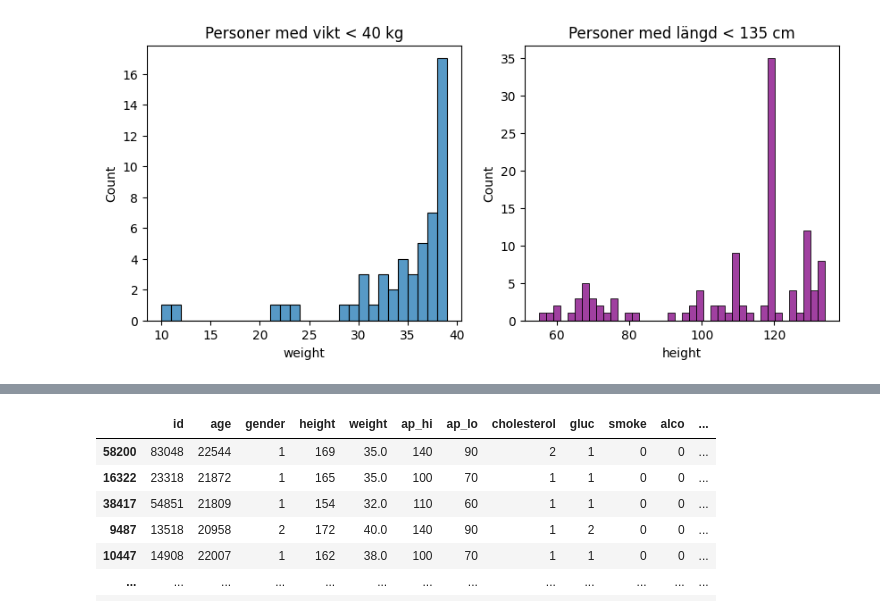
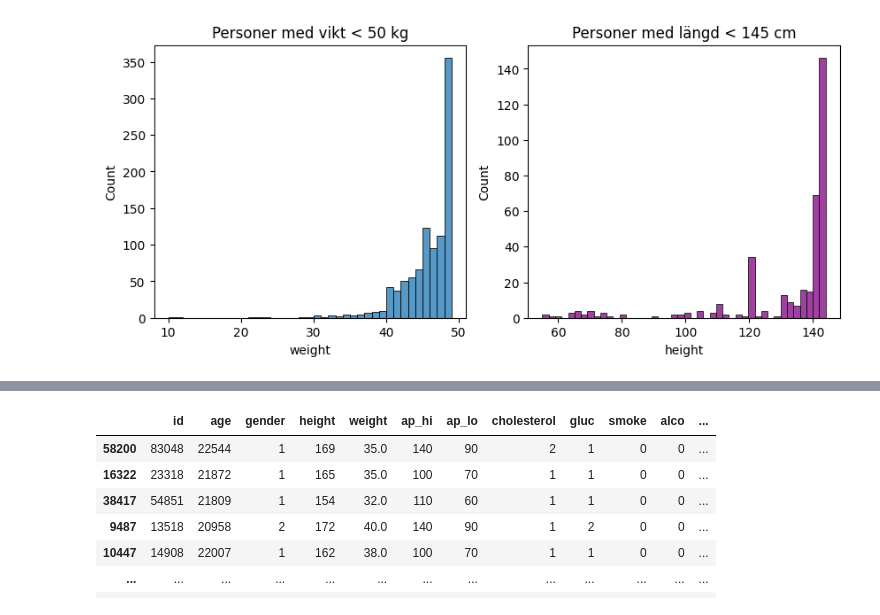
Before and after one commit to bearwinterfirth/medical, a Jupyter notebook: disease_prediction_2.ipynb, the cells around one changed output, grey strips where cells are left out. Cells and saved outputs as stored; diff of their text form; code cells hidden in the pictures.

```diff
--- a/disease_prediction_2.ipynb
+++ b/disease_prediction_2.ipynb
@@ -7,0 +12,2 @@ df = pd.read_csv("cardio_train.csv", sep=";")
+# %%
+df=df[df["age"]>14000]
@@ -8,8 +18,7 @@ df = pd.read_csv("cardio_train.csv", sep=";")
 # %%
 fig, ax=plt.subplots(1, 2, figsize=(10,4))
-
-sns.histplot(data=df[df["weight"]<40]["weight"], binwidth=1, ax=ax[0]).set(title="Personer med vikt < 40 kg");
-sns.histplot(data=df[df["height"]<135]["height"], binwidth=2, ax=ax[1], color="purple").set(title="Personer med längd < 135 cm");
+sns.histplot(data=df[df["weight"]<50]["weight"], binwidth=1, ax=ax[0]).set(title="Personer med vikt < 50 kg");
+sns.histplot(data=df[df["height"]<145]["height"], binwidth=2, ax=ax[1], color="purple").set(title="Personer med längd < 145 cm");
 # %% [output]
-[figure, old version]
+[figure, new version]
 # %%
```
Also changed, not shown: parts of 13 cells of this notebook, 1 other file.
